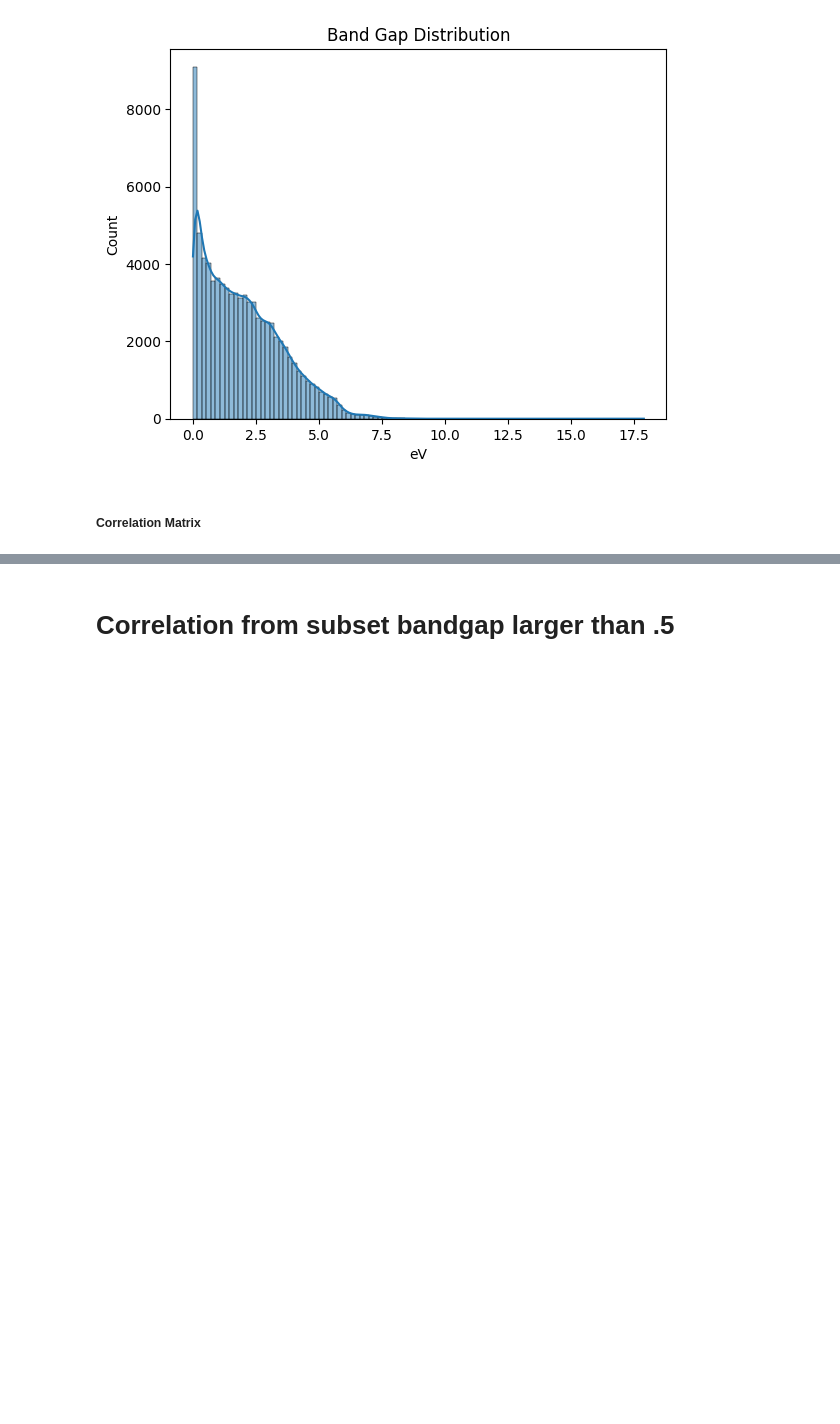
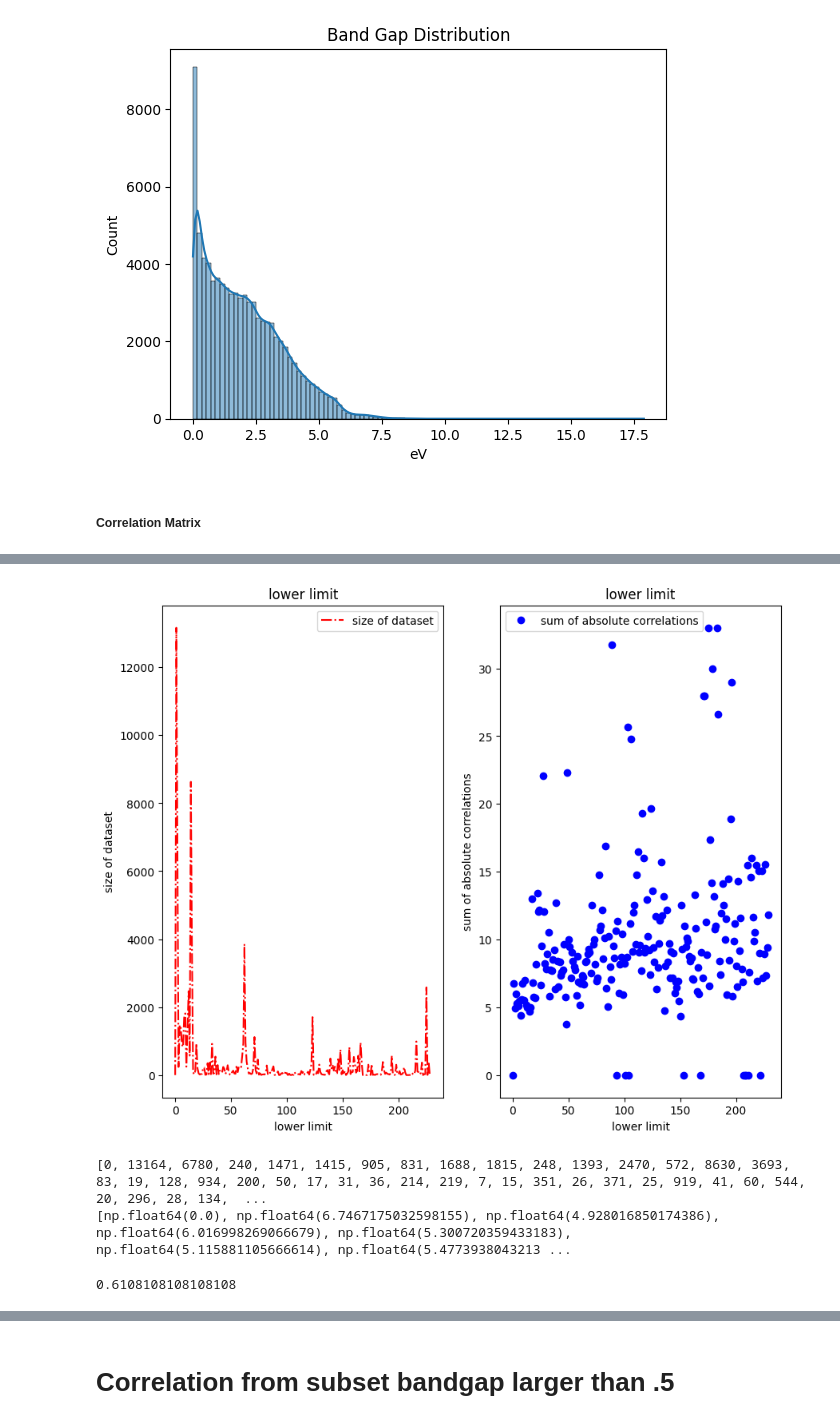
Before and after one commit to immischein/ML-bandgap, a Jupyter notebook: Bandgaps_ML_Model.ipynb, the cells around one changed output, grey strips where cells are left out. Cells and saved outputs as stored; diff of their text form; code cells hidden in the pictures; blank space fills up the shorter version.

```diff
--- a/Bandgaps_ML_Model.ipynb
+++ b/Bandgaps_ML_Model.ipynb
@@ -395 +616,7 @@ len(df)
 82998
+# %%
+df_filter = df[df['spacegroup_number '] == number]
+correlation_matrix = df_filter.corr(numeric_only=True)
+first_column = correlation_matrix['band_gap'] # Assuming 'band_gap' is the first column
+first_column_abs = np.abs(first_column)
+first_column_abs
@@ -395,0 +642,34 @@ len(df)
+# %%
+sum_correlations = []
+size_dataset = []
+lowerlimits = [0,0.01,0.05, 0.1, 0.5, 0.75, 1, 1.5, 2, 3, 4]
+for number in range(0,230):
+  df_filter = df[df['spacegroup_number '] == number].corr(numeric_only=True)
+  df_filter = df[df['spacegroup_number '] == number]
+  correlation_matrix = df_filter.corr(numeric_only=True)
+  first_column = correlation_matrix['band_gap'] # Assuming 'band_gap' is the first column
+  first_column_abs = np.abs(first_column)
+  sum_correlations.append(np.sum(first_column_abs))
+  size_dataset.append(len(df_filter))
+
+plt.figure(figsize=(10, 8))
+plt.subplot(1, 2, 1)
+plt.plot(range(0,230), size_dataset, '-.r')
+plt.xlabel("lower limit")
+plt.ylabel("size of dataset")
+plt.title("lower limit")
+plt.legend(["size of dataset"])
+plt.subplot(1, 2, 2)
+plt.plot(range(0,230), sum_correlations, 'ob')
+plt.xlabel("lower limit")
+plt.ylabel("sum of absolute correlations")
+plt.title("lower limit")
+plt.legend(["sum of absolute correlations"])
+plt.show()
+
+print(size_dataset)
+print(sum_correlations)
+# %% [output]
+[figure, added]
+[0, 13164, 6780, 240, 1471, 1415, 905, 831, 1688, 1815, 248, 1393, 2470, 572, 8630, 3693, 83, 19, 128, 934, 200, 50, 17, 31, 36, 214, 219, 7, 15, 351, 26, 371, 25, 919, 41, 60, 544, 20, 296, 28, 134,  ...
+[np.float64(0.0), np.float64(6.7467175032598155), np.float64(4.928016850174386), np.float64(6.016998269066679), np.float64(5.300720359433183), np.float64(5.115881105666614), np.float64(5.4773938043213 ...
@@ -395,0 +680,4 @@ len(df)
+# %%
+len(df_221_5_atoms) / len(df_221)
+# %% [output]
+0.6108108108108108
```
Also changed, not shown: parts of 27 cells of this notebook.
